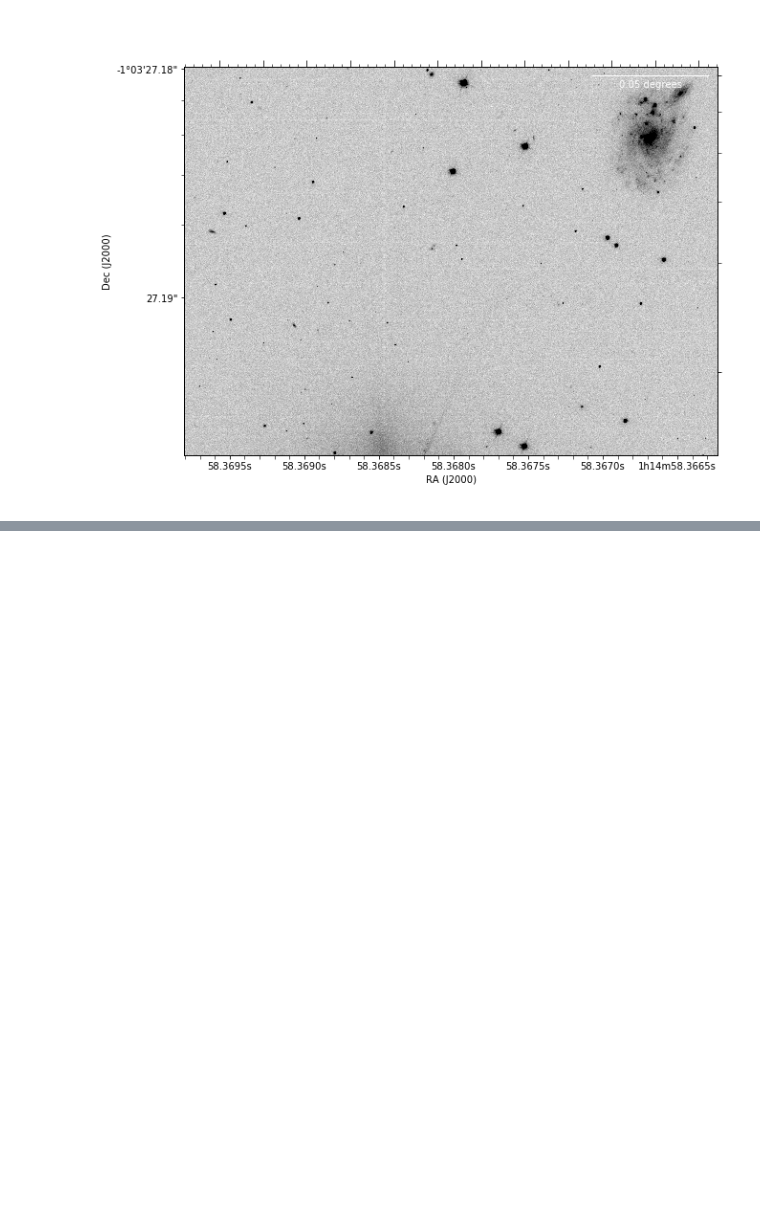
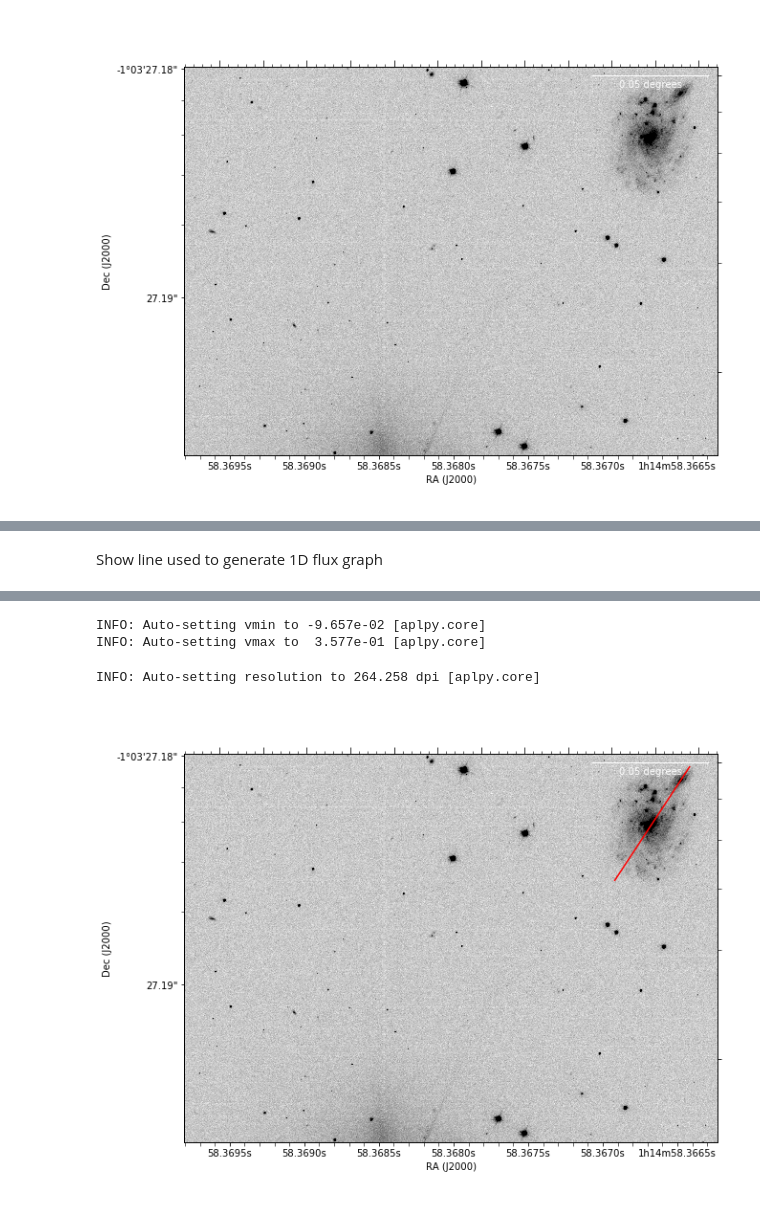
Before and after one commit to raphaelshirley/regphot, a Jupyter notebook: examples/NGC450.ipynb, the cells around one changed output, grey strips where cells are left out. Saved outputs shown, nothing was run; the diff lists cells and outputs as text; code cells hidden in the pictures; blank space fills up the shorter version.

```diff
--- a/examples/NGC450.ipynb
+++ b/examples/NGC450.ipynb
@@ -53,0 +99,19 @@ Run Galfit on the image with one Sersic profile and then two Sersic profiles
+# %% [markdown]
+Show line used to generate 1D flux graph
+# %%
+apfig = aplpy.FITSFigure(full)
+apfig.show_grayscale()
+apfig.add_scalebar(0.05, "0.05 degrees", color='white', corner='top right')
+apfig.set_theme('publication')
+apfig.tick_labels.set_xformat('hh:mm:ss.ssss') #ddd.dddddd')
+apfig.tick_labels.set_yformat('dd:mm:ss.ss') #ddd.dddddd')
+apfig.ticks.show()
+#apfig.ticks.set_xspacing(0.05)
+apfig.tick_labels.show()
+#apfig.add_grid()
+ra0, dec0 = wcs.all_pix2world(x0, y0, 0) #, 1500 # These are in _pixel_ coordinates!!
+ra1, dec1 = wcs.all_pix2world(x1,y1, 0 )#, 2045
+iline = np.array([[ra0, ra1],[dec0,dec1]])
+apfig.show_lines([iline], color = 'r')
+apfig.savefig('lineonmap.pdf')
+# %% [output]
@@ -53,0 +122,4 @@ Run Galfit on the image with one Sersic profile and then two Sersic profiles
+INFO: Auto-setting vmin to -9.657e-02 [aplpy.core]
+INFO: Auto-setting vmax to  3.577e-01 [aplpy.core]
+INFO: Auto-setting resolution to 264.258 dpi [aplpy.core]
+[figure, added]
```
Also changed, not shown: parts of 10 cells of this notebook, 4 other files.
